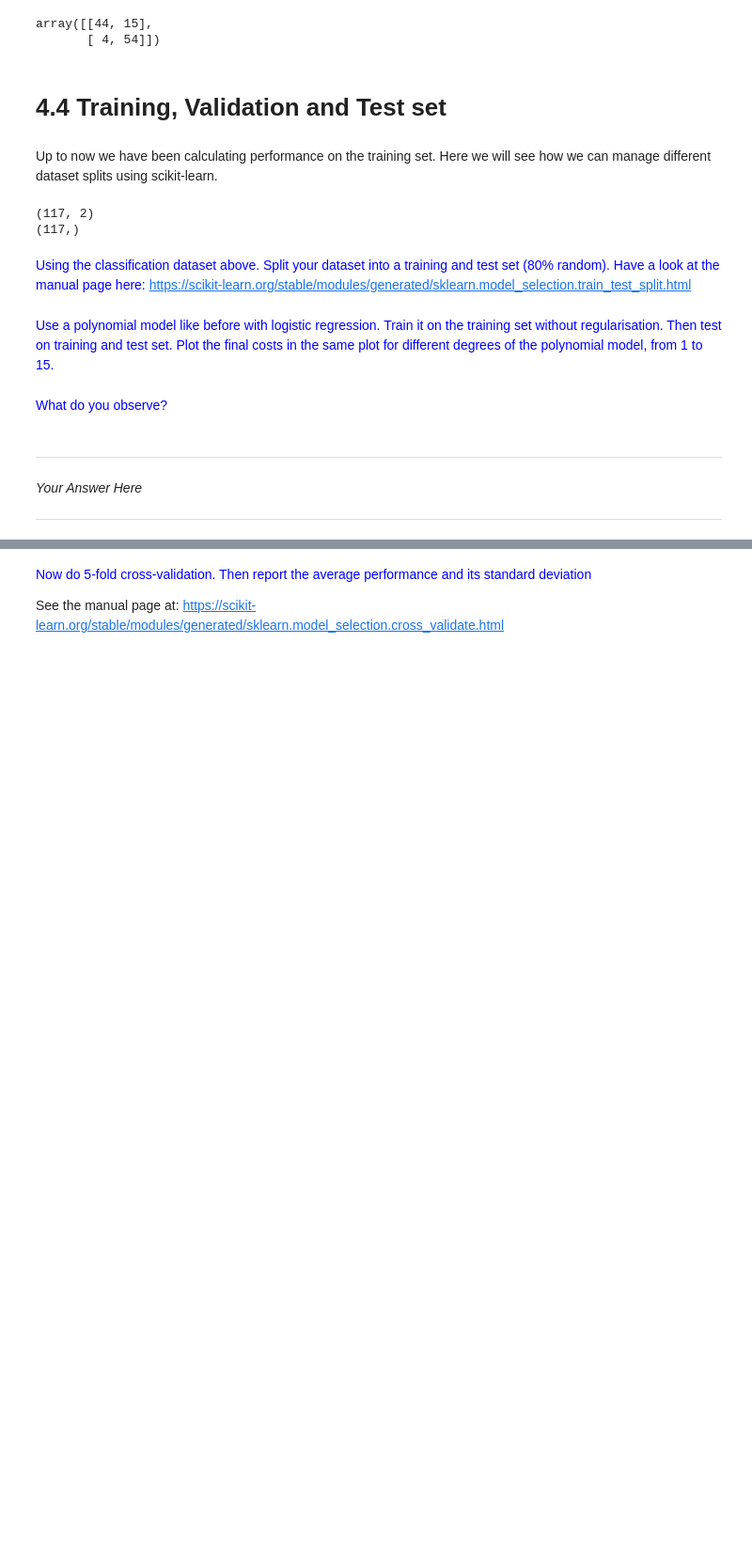
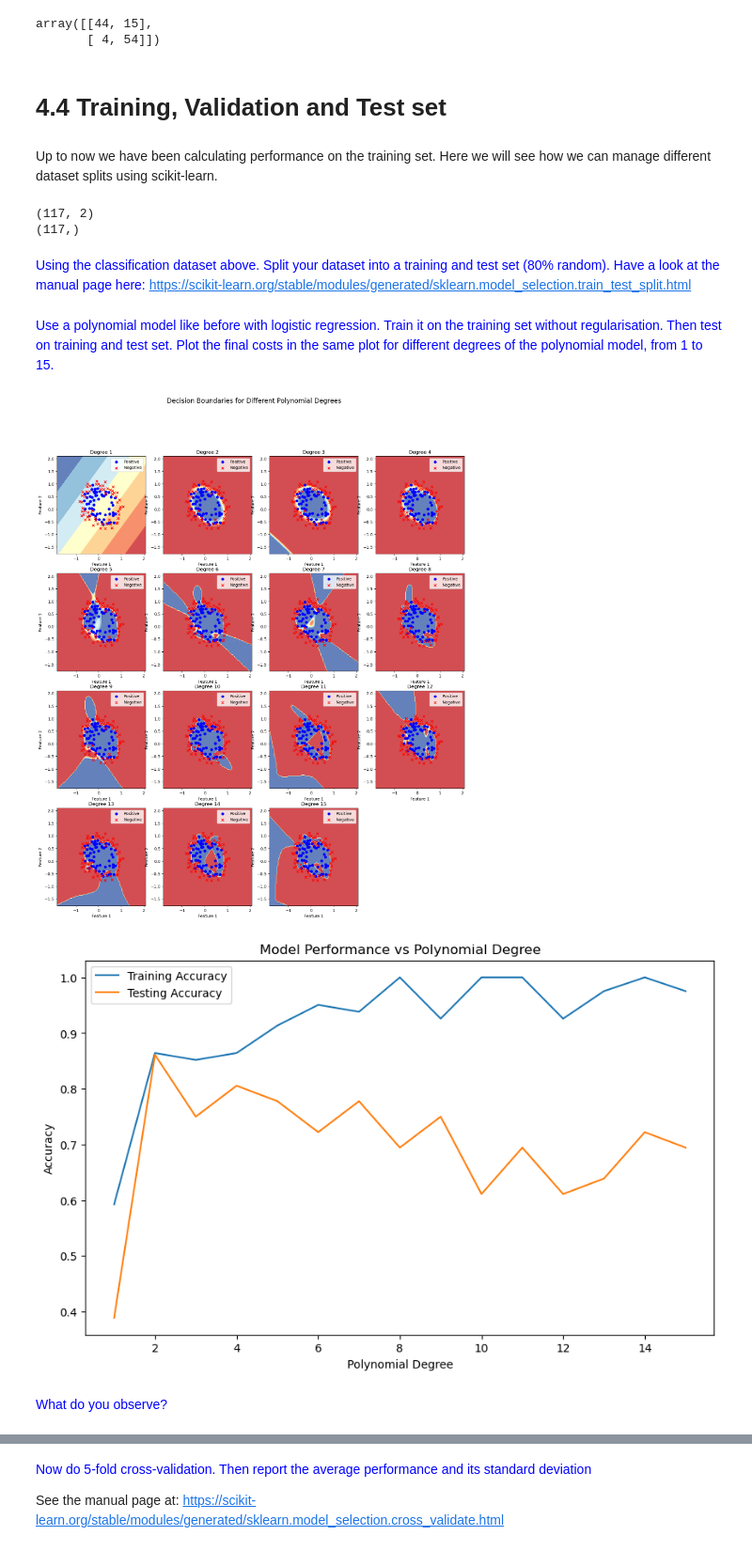
Before and after one commit to tomiock/ML2024-25, a Jupyter notebook: Session 4 - Regularisation/P4_Regularisation.ipynb, the cells around one changed output, grey strips where cells are left out. Shown at 94% size. Cells and saved outputs as stored; diff of their text form; code cells hidden in the pictures; blank space fills up the shorter version.

```diff
--- a/Session 4 - Regularisation/P4_Regularisation.ipynb
+++ b/Session 4 - Regularisation/P4_Regularisation.ipynb
@@ -675,2 +795,5 @@ from sklearn.model_selection import train_test_split
+# %%
+# Your Code Here
+X_train, X_test, y_train, y_test = train_test_split(X, y, test_size=0.2, random_state=42)
 # %% [markdown]
 <font color=blue>Use a polynomial model like before with logistic regression. Train it on the training set without regularisation. Then test on training and test set. Plot the final costs in the same plot for different degrees of the polynomial model, from 1 to 15.</font>
@@ -679,8 +800,69 @@ from sklearn.model_selection import train_test_split
+# %%
+# Your Code Here
+from sklearn.inspection import DecisionBoundaryDisplay
+from sklearn.linear_model import LogisticRegression
+from sklearn.metrics import accuracy_score
+
+def plot_decision_boundary(X, y, model, degree, ax):
+    # Create a mesh grid
+    x0, x1 = X[:, 0], X[:, 1]
+    xx, yy = np.meshgrid(np.linspace(x0.min()-1, x0.max()+1, 100),
+                         np.linspace(x1.min()-1, x1.max()+1, 100))
+
+    poly = PolynomialFeatures(degree)
+    X_poly_mesh = poly.fit_transform(np.c_[xx.ravel(), yy.ravel()])
+
+    Z = model.predict_proba(X_poly_mesh)[:, 1]
+    Z = Z.reshape(xx.shape)
+
+    ax.contourf(xx, yy, Z, alpha=0.8, cmap=plt.cm.RdYlBu)
+
+    ax.scatter(X[y==1, 0], X[y==1, 1], c='b', marker='o', label='Positive')
+    ax.scatter(X[y==0, 0], X[y==0, 1], c='r', marker='x', label='Negative')
+
+    ax.set_xlabel('Feature 1')
+    ax.set_ylabel('Feature 2')
+    ax.set_title(f'Degree {degree}')
+    ax.legend()
+
+degrees = range(1, 16)
+train_scores = []
+test_scores = []
+
+fig, axs = plt.subplots(4, 4, figsize=(18, 20))
+fig.suptitle("Decision Boundaries for Different Polynomial Degrees", fontsize=16)
+
+for i, degree in enumerate(degrees):
+    row = i // 4
+    col = i % 4
+
+    poly = PolynomialFeatures(degree)
+    X_poly = poly.fit_transform(X)
+
+    X_train, X_test, y_train, y_test = train_test_split(X_poly, y, test_size=0.3)
+
+    clf = LogisticRegression(random_state=0, max_iter=10000, penalty=None)
+    clf.fit(X_train, y_train)
+
+    ax = axs[row, col]
+    plot_decision_boundary(X, y, clf, degree, ax)
+
+    train_scores.append(accuracy_score(y_train, clf.predict(X_train)))
+    test_scores.append(accuracy_score(y_test, clf.predict(X_test)))
+
+# Remove the unused subplot
+axs[-1, -1].remove()
+
+plt.figure(figsize=(10, 6))
+plt.plot(degrees, train_scores, label='Training Accuracy')
+plt.plot(degrees, test_scores, label='Testing Accuracy')
+plt.xlabel('Polynomial Degree')
+plt.ylabel('Accuracy')
+plt.title('Model Performance vs Polynomial Degree')
+plt.legend()
+plt.show()
+# %% [output]
+[figure, added]
+[figure, added]
 # %% [markdown]
 <font color=blue>What do you observe?</font>
-# %% [markdown]
----
-
-*Your Answer Here*
-
----
```
Also changed, not shown: parts of 29 cells of this notebook.
